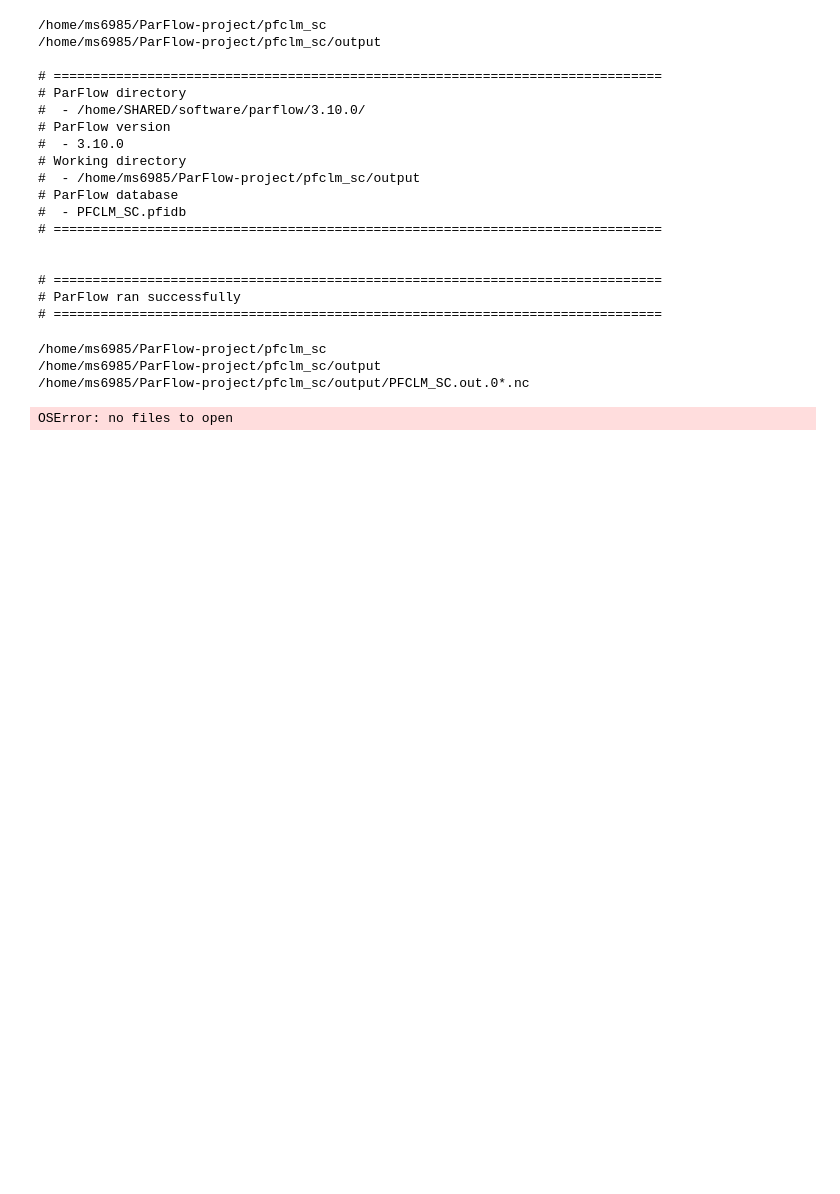
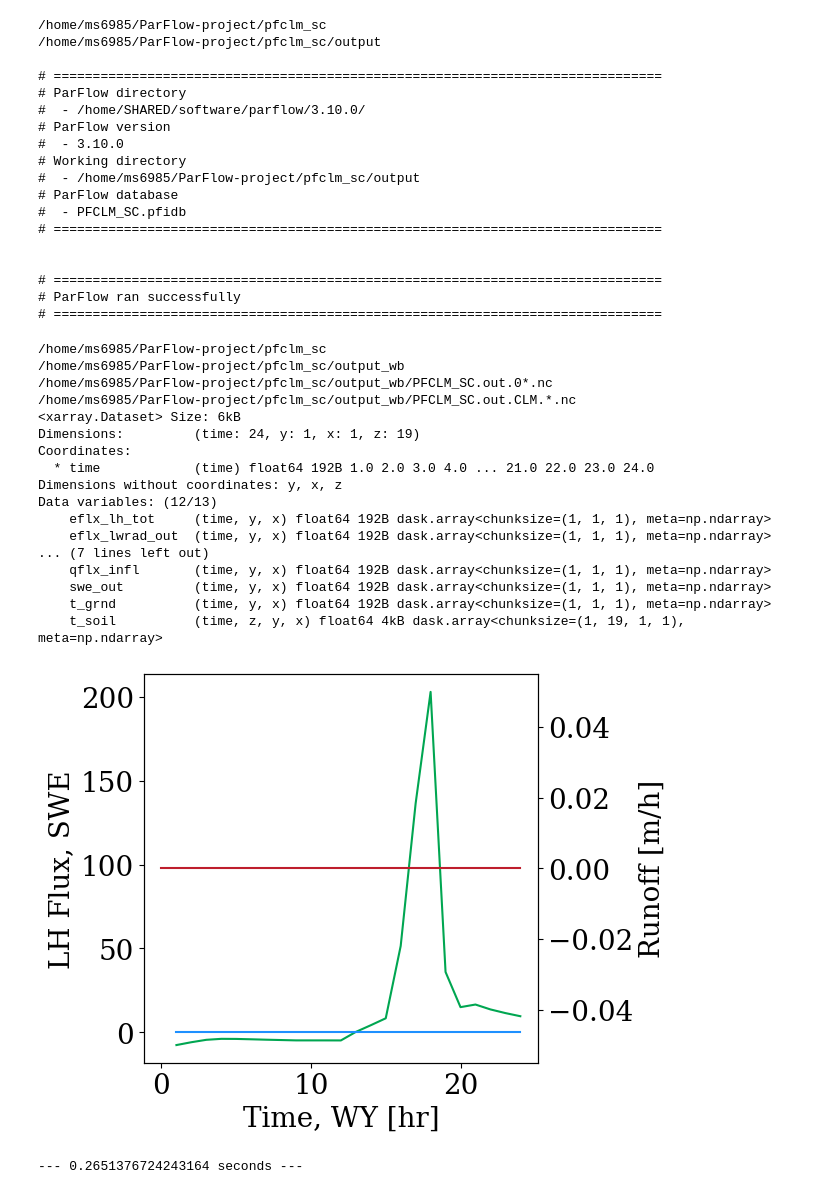
Before and after one commit to mashadab/ParFlow-project, a Jupyter notebook: pfclm_sc/PFCLM_SC.ipynb, the cells around one changed output. Drawn from its saved outputs; the diff is of its cells as text; code cells hidden in the pictures; blank space fills up the shorter version.

Commit message:
Working cases of PFCLM with and without water mass balance

```diff
--- a/pfclm_sc/PFCLM_SC.ipynb
+++ b/pfclm_sc/PFCLM_SC.ipynb
@@ -420,7 +420,7 @@ import numpy as np
 #import netCDF4 as nc
 import xarray as xr
 import time
-
+from set_demo_defaults import *
 start_time = time.time()
 print(os.getcwd())
 relative_path_to_runfolder = 'output_wb'
@@ -439,40 +439,57 @@ print(base)
 # 7  vegetation evaporation (canopy) and transpiration (mms-1)
 # 8  transpiration (mms-1)
 # 9  infiltration flux (mms-1)
 # 10 SWE (mm)
 # 11 ground temperature (K)
 # 12 irrigation flux
 # 13 - 24 Soil temperature by layer (K)
 
 slope    = 0.05
 mannings = 2.e-6
 
 file_in = base+"/PFCLM_SC.out.0*.nc"
 print(file_in)
 pf_out = xr.open_mfdataset(file_in)
 
 file_in = base+"/PFCLM_SC.out.CLM.*.nc"
 print(file_in)
 clm_out = xr.open_mfdataset(file_in)
 print(clm_out)
 
 # Plot LH Flux, SWE and Runoff
 fig, ax = plt.subplots()
 ax2 = ax.twinx()
-ax.plot(clm_out['time'][:],clm_out['eflx_lh_tot'][:,0,0], color='g')
-ax.plot(clm_out['time'][:],clm_out['swe_out'][:,0,0], color='b')
-ax2.plot(pf_out['time'][:],(np.sqrt(slope)/mannings)*np.maximum(pf_out['pressure'][:,19,0,0],0.0)**(5.0/3.0), color='r')
+ax.plot(clm_out['time'][:],clm_out['eflx_lh_tot'][:,0,0], color=green)
+ax.plot(clm_out['time'][:],clm_out['swe_out'][:,0,0], color=blue)
+ax2.plot(pf_out['time'][:],(np.sqrt(slope)/mannings)*np.maximum(pf_out['pressure'][:,19,0,0],0.0)**(5.0/3.0), color=red)
 ax.set_xlabel('Time, WY [hr]')
 ax.set_ylabel('LH Flux, SWE')
 ax2.set_ylabel('Runoff [m/h]')
+plt.tight_layout(pad=0.4, w_pad=0.5, h_pad=1.0)
+plt.legend(loc='best', frameon=False)
+plt.savefig(f'../PFCLM_plot_alpha1000.pdf',bbox_inches='tight', dpi = 600)
 plt.show()
-
 print("--- %s seconds ---" % (time.time() - start_time))
 # %% [output]
 /home/ms6985/ParFlow-project/pfclm_sc
-/home/ms6985/ParFlow-project/pfclm_sc/output
-/home/ms6985/ParFlow-project/pfclm_sc/output/PFCLM_SC.out.0*.nc
+/home/ms6985/ParFlow-project/pfclm_sc/output_wb
+/home/ms6985/ParFlow-project/pfclm_sc/output_wb/PFCLM_SC.out.0*.nc
+/home/ms6985/ParFlow-project/pfclm_sc/output_wb/PFCLM_SC.out.CLM.*.nc
+<xarray.Dataset> Size: 6kB
+Dimensions:         (time: 24, y: 1, x: 1, z: 19)
+Coordinates:
+  * time            (time) float64 192B 1.0 2.0 3.0 4.0 ... 21.0 22.0 23.0 24.0
+Dimensions without coordinates: y, x, z
+Data variables: (12/13)
+    eflx_lh_tot     (time, y, x) float64 192B dask.array<chunksize=(1, 1, 1), meta=np.ndarray>
+    eflx_lwrad_out  (time, y, x) float64 192B dask.array<chunksize=(1, 1, 1), meta=np.ndarray>
+... (7 lines left out)
+    qflx_infl       (time, y, x) float64 192B dask.array<chunksize=(1, 1, 1), meta=np.ndarray>
+    swe_out         (time, y, x) float64 192B dask.array<chunksize=(1, 1, 1), meta=np.ndarray>
+    t_grnd          (time, y, x) float64 192B dask.array<chunksize=(1, 1, 1), meta=np.ndarray>
+    t_soil          (time, z, y, x) float64 4kB dask.array<chunksize=(1, 19, 1, 1), meta=np.ndarray>
+[figure, added]
-OSError: no files to open
+--- 0.2651376724243164 seconds ---
 # %%
 ## load PFCLM output and make plots / do analysis
 ## PFB reader, in a loop
```
Also changed, not shown: 5 other files.
